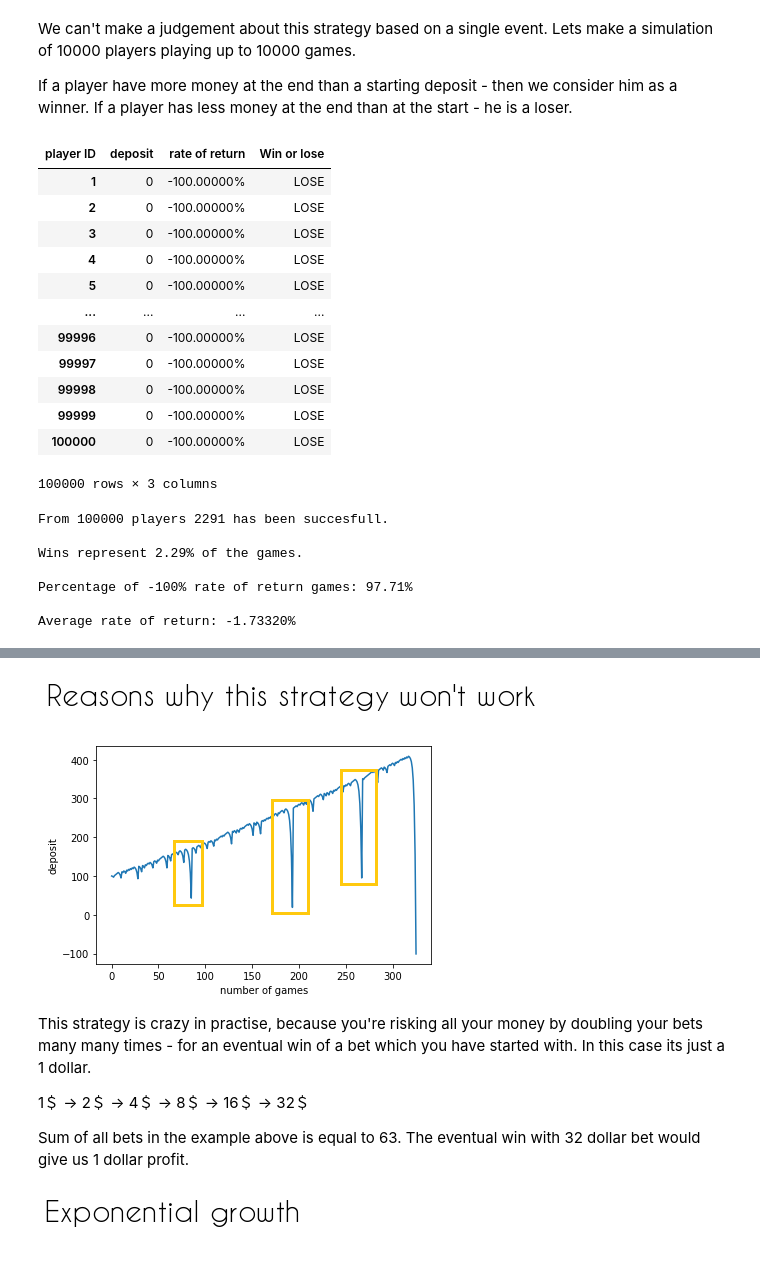
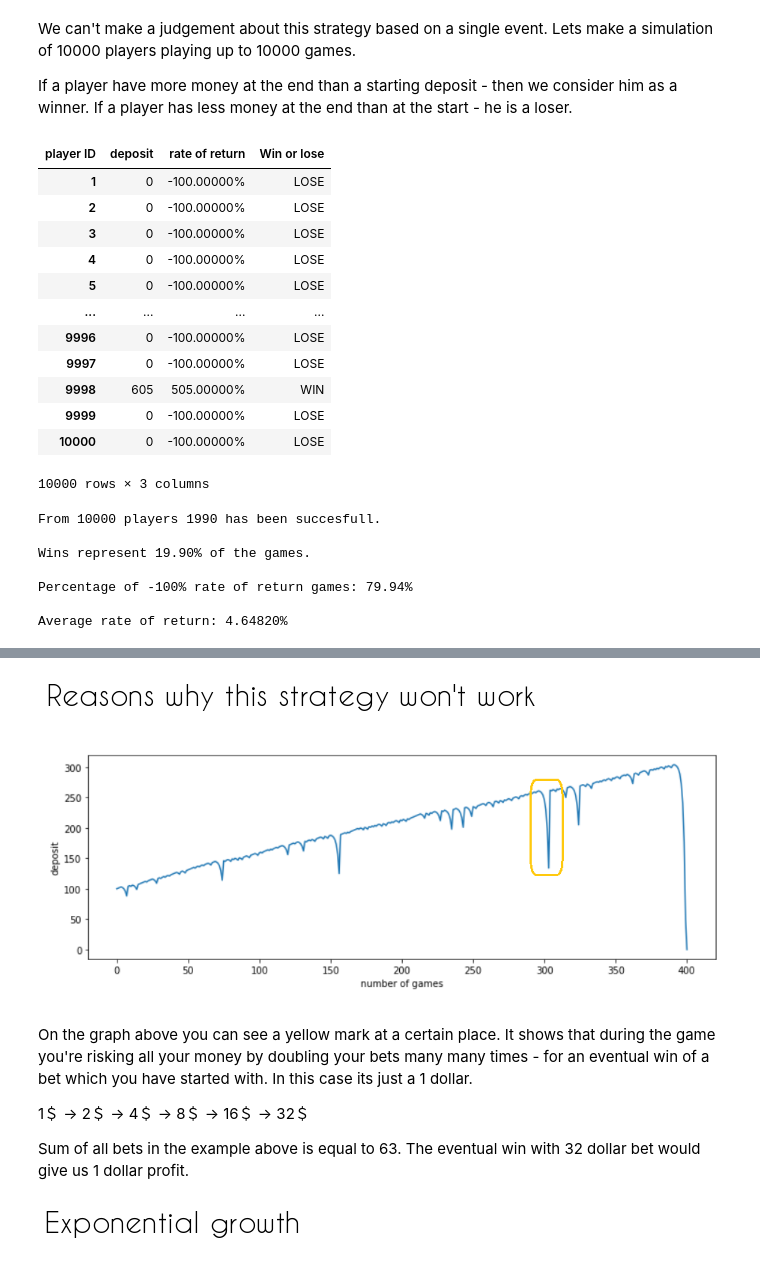
Before and after one commit to AdamSikorski/The-Martingale-betting-system, a Jupyter notebook: Martingale_system.ipynb, the cells around one changed output, grey strips where cells are left out. Saved outputs shown, nothing was run; the diff lists cells and outputs as text; code cells hidden in the pictures.

```diff
--- a/Martingale_system.ipynb
+++ b/Martingale_system.ipynb
@@ -113,7 +114,7 @@ def single_simulation():
   global last_value_of_deposit
   last_value_of_deposit = 0
 
-  while game_counter <= 10000:
+  while game_counter <= 1000:
 
     deposit = deposit - bet
     #print(deposit)
@@ -136,7 +137,7 @@ def single_simulation():
   return last_value_of_deposit
 
 lvod_list = []
-number_of_players = 100000
+number_of_players = 10000
 for i in range(number_of_players):
   lvod_list.append(single_simulation())
 
@@ -156,39 +157,39 @@ for i in range(len(lvod_list)):
     total_loss.append(change)
   if change > 0.0:
     winning_players.append(change)
     win_or_lose.append("WIN")
   else:
     win_or_lose.append("LOSE")
   mean+=change
 mean = mean / number_of_players
 name_list = []
 for number in range(1,number_of_players+1):
   list_element = 'player.' + str(number)
   name_list.append(list_element)
 
 df = pd.DataFrame({'deposit': lvod_list,
                  'rate of return': change_list,
                   'Win or lose': win_or_lose})
 
 df = df.rename_axis('player ID')
 df.columns.name = df.index.name
 df.index.name = None
 df.index = np.arange(1, len(df)+1)
 df
 # %% [output]
 | player ID | deposit | rate of return | Win or lose |
 | 1 | 0 | -100.00000% | LOSE |
 | 2 | 0 | -100.00000% | LOSE |
 | 3 | 0 | -100.00000% | LOSE |
 | 4 | 0 | -100.00000% | LOSE |
 | 5 | 0 | -100.00000% | LOSE |
 | ... | ... | ... | ... |
-| 99996 | 0 | -100.00000% | LOSE |
-| 99997 | 0 | -100.00000% | LOSE |
-| 99998 | 0 | -100.00000% | LOSE |
-| 99999 | 0 | -100.00000% | LOSE |
-| 100000 | 0 | -100.00000% | LOSE |
+| 9996 | 0 | -100.00000% | LOSE |
+| 9997 | 0 | -100.00000% | LOSE |
+| 9998 | 605 | 505.00000% | WIN |
+| 9999 | 0 | -100.00000% | LOSE |
+| 10000 | 0 | -100.00000% | LOSE |
-100000 rows × 3 columns
+10000 rows × 3 columns
 # %%
 percentage_of_wins = "{:.2%}".format(len(winning_players)/number_of_players)
 percentage_of_return = "{:.5%}".format(mean)
@@ -196,21 +197,21 @@ percentage_of_total_losses = "{:.2%}".format(len(total_loss)/number_of_players)
 
 print("From",number_of_players,"players", len(winning_players), "has been succesfull. \n\nWins represent", percentage_of_wins,"of the games.\n\nPercentage of -100% rate of return games:",percentage_of_total_losses,"\n\nAverage rate of return:",percentage_of_return)
 # %% [output]
-From 100000 players 2291 has been succesfull.
+From 10000 players 1990 has been succesfull.
 
-Wins represent 2.29% of the games.
+Wins represent 19.90% of the games.
 
-Percentage of -100% rate of return games: 97.71%
+Percentage of -100% rate of return games: 79.94%
 
-Average rate of return: -1.73320%
+Average rate of return: 4.64820%
 # %% [markdown]
 ![image.png](embedded-picture-1)
 # %% [markdown]
 ![image.png](embedded-picture-1)
 # %% [markdown]
-![image.png](embedded-picture-1-old)
+![image.png](embedded-picture-1-new)
 
-This strategy is crazy in practise, because you're risking all your money by doubling your bets many many times - for an eventual win of a bet which you have started with. In this case its just a 1 dollar.
+On the graph above you can see a yellow mark at a certain place. It shows that during the game you're risking all your money by doubling your bets many many times - for an eventual win of a bet which you have started with. In this case its just a 1 dollar.
 
 1＄ → 2＄ → 4＄ → 8＄ → 16＄ → 32＄
 
```
Also changed, not shown: parts of 3 cells of this notebook.
